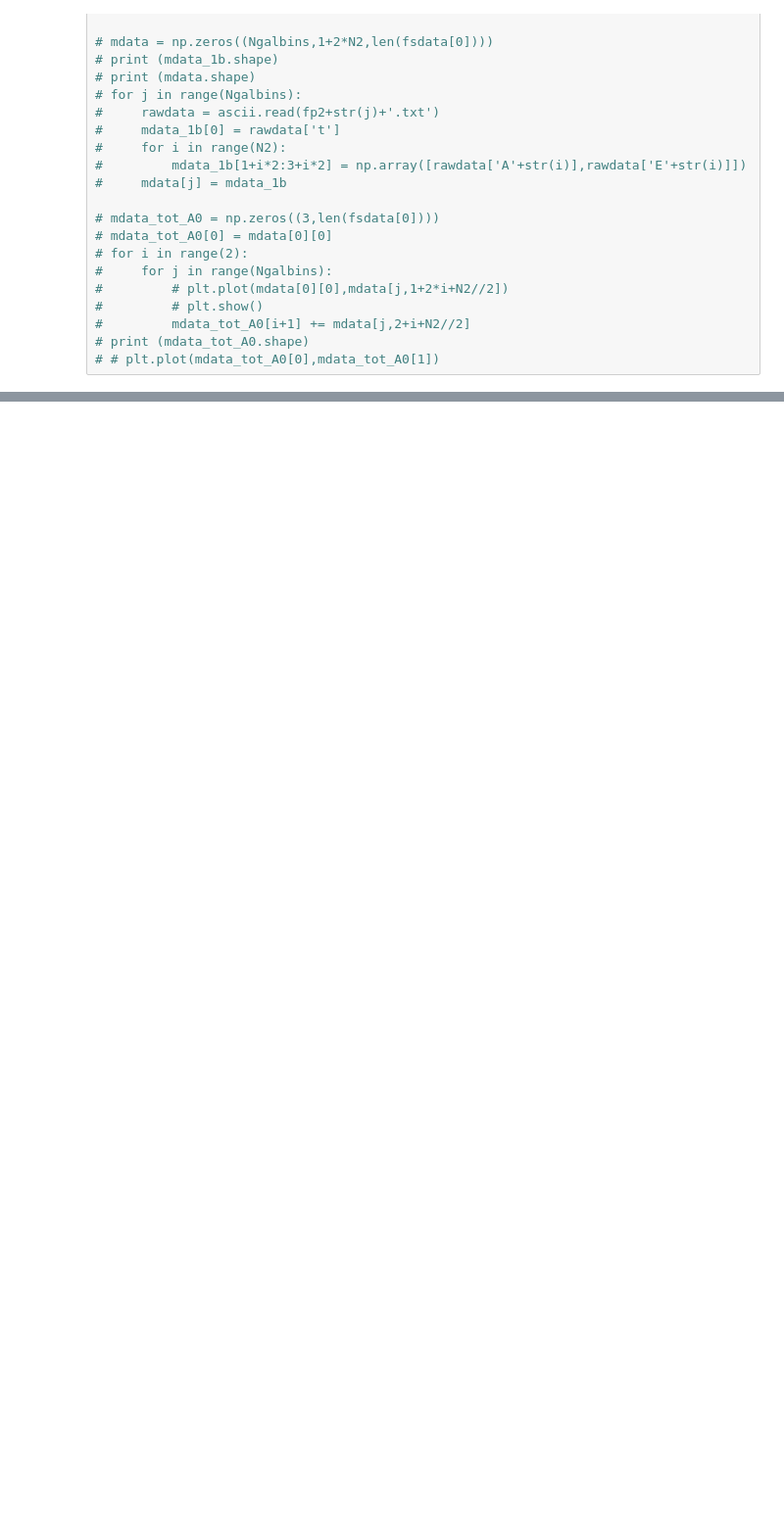
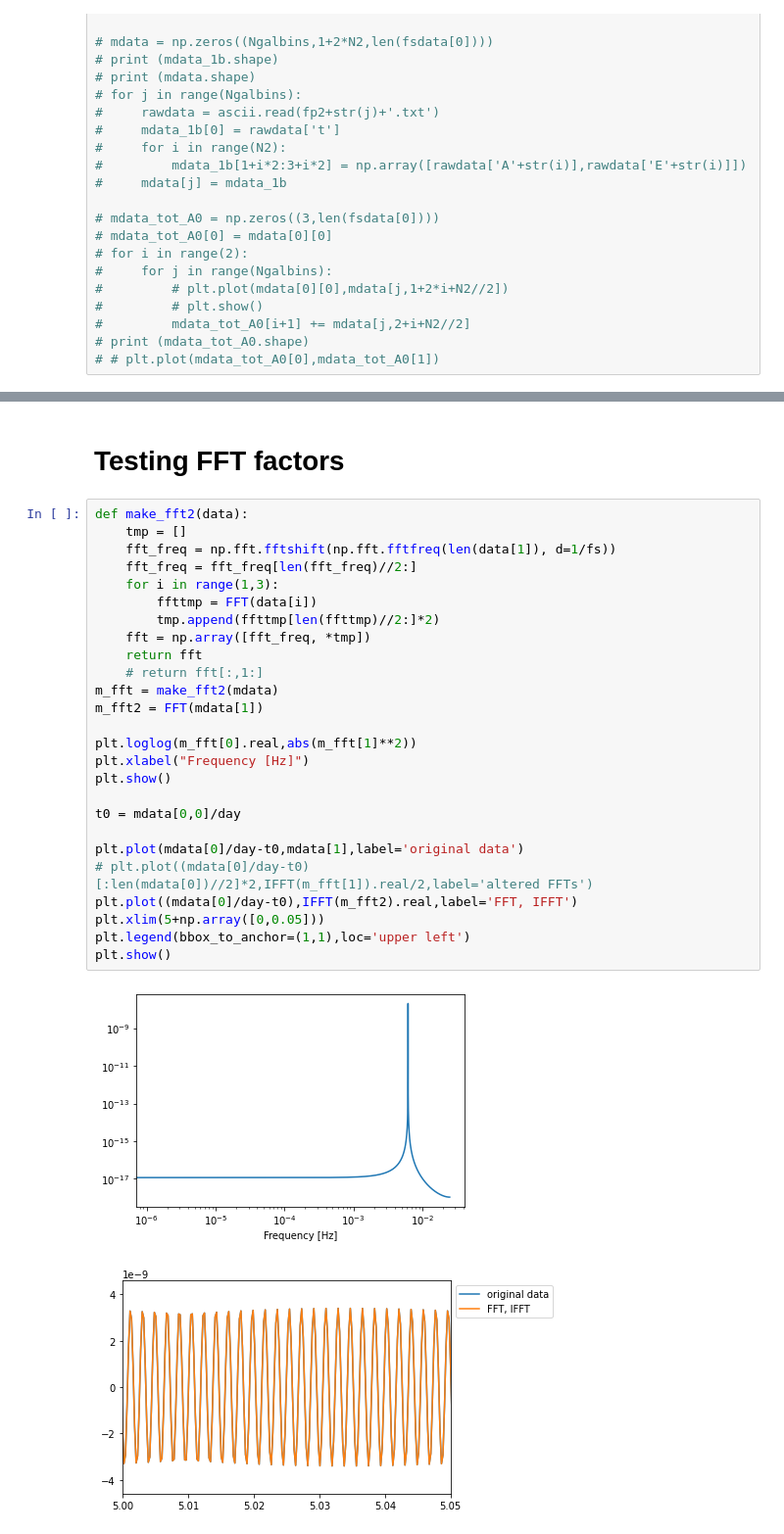
Before and after one commit to BartOuwehand/MP1_LISA, a Jupyter notebook: pyscripts/notebook_gen_fsdata_matchedfiltering.ipynb, the cells around one changed output, grey strips where cells are left out. Shown at 98% size. Saved outputs shown, nothing was run; the diff lists cells and outputs as text; blank space fills up the shorter version.

```diff
--- a/pyscripts/notebook_gen_fsdata_matchedfiltering.ipynb
+++ b/pyscripts/notebook_gen_fsdata_matchedfiltering.ipynb
@@ -276,0 +286,31 @@ plt.show()
+# %% [markdown]
+# Testing FFT factors
+# %%
+def make_fft2(data):
+    tmp = []
+    fft_freq = np.fft.fftshift(np.fft.fftfreq(len(data[1]), d=1/fs))
+    fft_freq = fft_freq[len(fft_freq)//2:]
+    for i in range(1,3):
+        ffttmp = FFT(data[i])
+        tmp.append(ffttmp[len(ffttmp)//2:]*2)
+    fft = np.array([fft_freq, *tmp])
+    return fft
+    # return fft[:,1:]
+m_fft = make_fft2(mdata)
+m_fft2 = FFT(mdata[1])
+
+plt.loglog(m_fft[0].real,abs(m_fft[1]**2))
+plt.xlabel("Frequency [Hz]")
+plt.show()
+
+t0 = mdata[0,0]/day
+
+plt.plot(mdata[0]/day-t0,mdata[1],label='original data')
+# plt.plot((mdata[0]/day-t0)[:len(mdata[0])//2]*2,IFFT(m_fft[1]).real/2,label='altered FFTs')
+plt.plot((mdata[0]/day-t0),IFFT(m_fft2).real,label='FFT, IFFT')
+plt.xlim(5+np.array([0,0.05]))
+plt.legend(bbox_to_anchor=(1,1),loc='upper left')
+plt.show()
+# %% [output]
+[figure, added]
+[figure, added]
```
Also changed, not shown: parts of 12 cells of this notebook, 4 other files.
